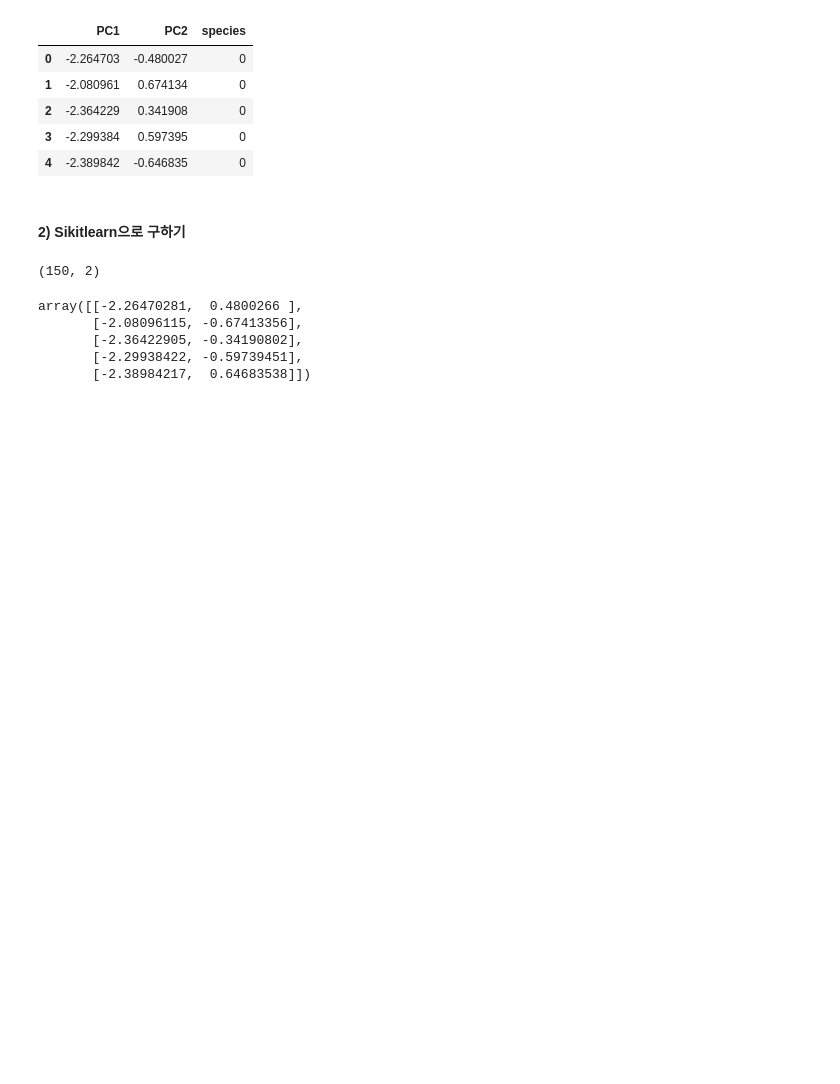
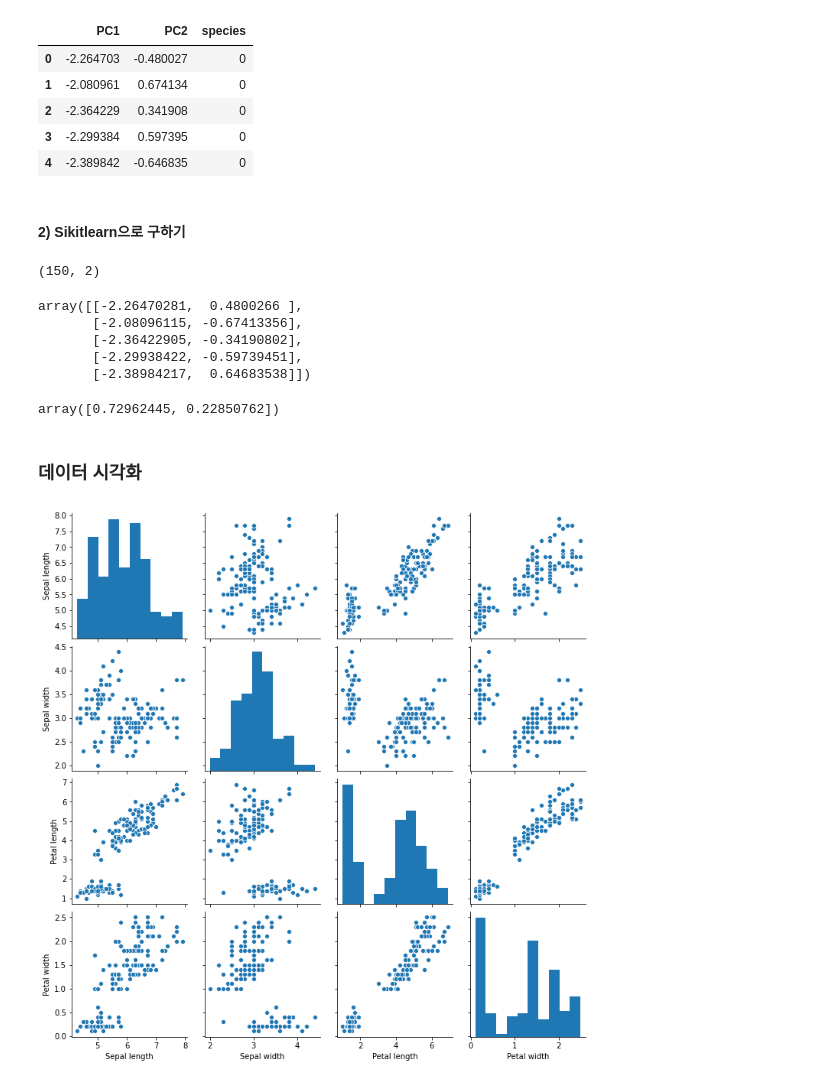
Before and after one commit to Wootae94/MachineLearning-2020, a Jupyter notebook: 05.차원축소/01_PCA.ipynb, the cells around one changed output. Cells and saved outputs as stored; diff of their text form; code cells hidden in the pictures; blank space fills up the shorter version.

```diff
--- a/05.차원축소/01_PCA.ipynb
+++ b/05.차원축소/01_PCA.ipynb
@@ -111,3 +111,16 @@ array([[-2.26470281,  0.4800266 ],
        [-2.36422905, -0.34190802],
        [-2.29938422, -0.59739451],
        [-2.38984217,  0.64683538]])
+# %%
+pca.explained_variance_ratio_
+# %% [output]
+array([0.72962445, 0.22850762])
+# %% [markdown]
+### 데이터 시각화
+# %%
+columns = ['Sepal length','Sepal width','Petal length','Petal width']
+iris_df = pd.DataFrame(data=iris.data, columns=columns)
+sns.pairplot(iris_df)
+plt.show()
+# %% [output]
+[figure, added]
```
Also changed, not shown: parts of 11 cells of this notebook, 12 other files.
